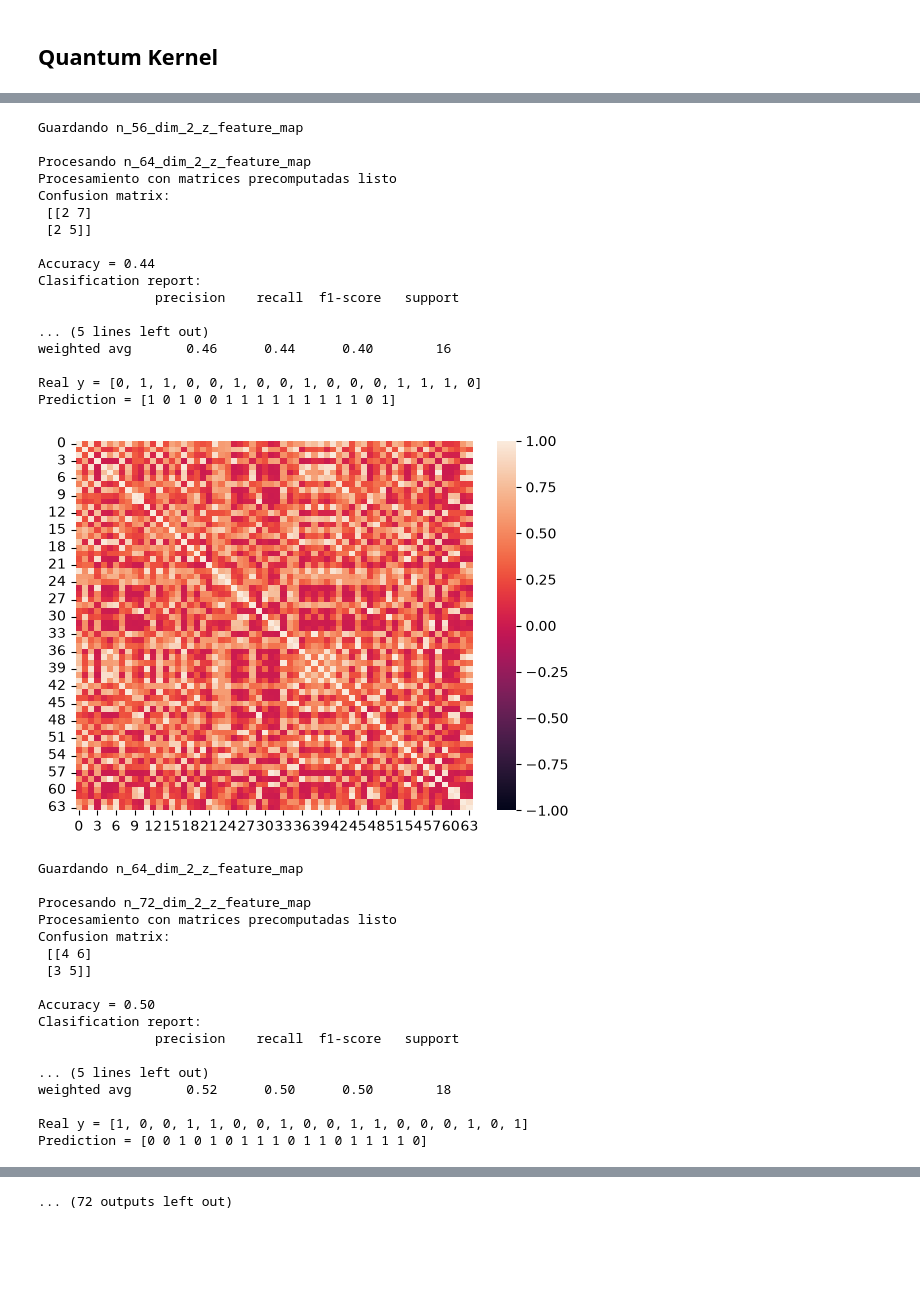
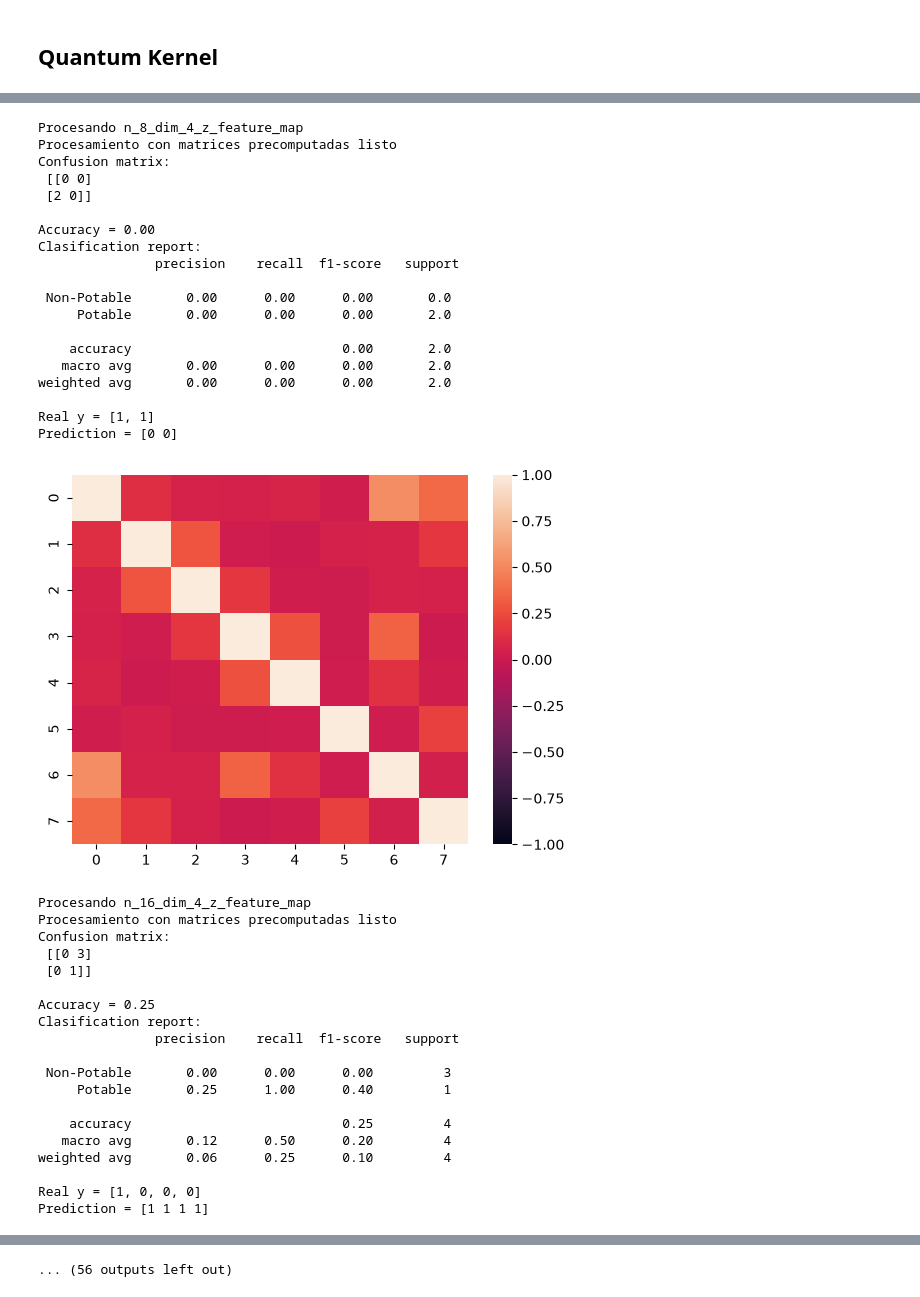
Before and after one commit to Quantum-Odyssey/Quantathon, a Jupyter notebook: notebooks/qsvm.ipynb, the cells around one changed output, grey strips where cells are left out. Drawn from its saved outputs; the diff is of its cells as text; code cells hidden in the pictures; blank space fills up the shorter version.

```diff
--- a/notebooks/qsvm.ipynb
+++ b/notebooks/qsvm.ipynb
@@ -18,8 +18,6 @@ from seaborn import heatmap
 
 import os
 
-from varname import nameof
-
 import matplotlib.pyplot as plt
 
 from qiskit.circuit.library import z_feature_map, unitary_overlap, zz_feature_map
@@ -31,8 +29,8 @@ DATA_PATH = os.path.join('..', 'data', "water_potability.csv")
 RANDOM_SEED = 42
 
 
-NUM_MUESTRAS_ENTRENAMIENTO = 8 * arange(start = 1, stop = 33, dtype=int)
-PCA_DIMENTIONS = [2, 3, 4, 5, 6, 7, 8]
+NUM_MUESTRAS_ENTRENAMIENTO = 8 * arange(start = 1, stop = 3, dtype=int)
+PCA_DIMENTIONS = [2, 3, 4, 5, 6, 7, 8, 9]
 FEATURE_MAPS = [z_feature_map, zz_feature_map]
 USAR_MATRICES_PRECOMPUTADAS = True
 NUM_SHOTS = 1000
@@ -120,11 +115,13 @@ class qsvm:
         data_train_scaled = scaler.fit_transform(data_train)
         data_test_scaled = scaler.transform(data_test)
 
-        pca = PCA(n_components = dim, random_state = RANDOM_SEED)
+        if dim != 9:
 
-        data_train_scaled = pca.fit_transform(data_train_scaled)
+            pca = PCA(n_components = dim, random_state = RANDOM_SEED)
 
-        data_test_scaled = pca.transform(data_test_scaled)
+            data_train_scaled = pca.fit_transform(data_train_scaled)
+
+            data_test_scaled = pca.transform(data_test_scaled)
 
         self.x_train_scaled = data_train_scaled
         self.x_test_scaled = data_test_scaled
@@ -604,5 +601,6 @@ for fm in FEATURE_MAPS:
             heatmap(qsvm.q_kernel, vmax=1, vmin=-1)
             plt.show()
 
-            qsvm.guardar(path)
+            if USAR_MATRICES_PRECOMPUTADAS != True:
+                qsvm.guardar(path)
 # %% [output]
@@ -683,35 +687,39 @@ Prediction = [0 1 0 0 0 0 0 1 1 0 1 1 0 1]
-Guardando n_56_dim_2_z_feature_map
-
-Procesando n_64_dim_2_z_feature_map
+Procesando n_8_dim_4_z_feature_map
 Procesamiento con matrices precomputadas listo
 Confusion matrix:
- [[2 7]
- [2 5]]
+ [[0 0]
+ [2 0]]
 
-Accuracy = 0.44
+Accuracy = 0.00
 Clasification report:
                precision    recall  f1-score   support
 
-... (5 lines left out)
-weighted avg       0.46      0.44      0.40        16
+ Non-Potable       0.00      0.00      0.00       0.0
+     Potable       0.00      0.00      0.00       2.0
 
-Real y = [0, 1, 1, 0, 0, 1, 0, 0, 1, 0, 0, 0, 1, 1, 1, 0]
-Prediction = [1 0 1 0 0 1 1 1 1 1 1 1 1 1 0 1]
+    accuracy                           0.00       2.0
+   macro avg       0.00      0.00      0.00       2.0
+weighted avg       0.00      0.00      0.00       2.0
+
+Real y = [1, 1]
+Prediction = [0 0]
-[figure, old version]
+[figure, new version]
-Guardando n_64_dim_2_z_feature_map
-
-Procesando n_72_dim_2_z_feature_map
+Procesando n_16_dim_4_z_feature_map
 Procesamiento con matrices precomputadas listo
 Confusion matrix:
- [[4 6]
- [3 5]]
+ [[0 3]
+ [0 1]]
 
-Accuracy = 0.50
+Accuracy = 0.25
 Clasification report:
                precision    recall  f1-score   support
 
-... (5 lines left out)
-weighted avg       0.52      0.50      0.50        18
+ Non-Potable       0.00      0.00      0.00         3
+     Potable       0.25      1.00      0.40         1
 
-Real y = [1, 0, 0, 1, 1, 0, 0, 1, 0, 0, 1, 1, 0, 0, 0, 1, 0, 1]
-Prediction = [0 0 1 0 1 0 1 1 1 0 1 1 0 1 1 1 1 0]
+    accuracy                           0.25         4
+   macro avg       0.12      0.50      0.20         4
+weighted avg       0.06      0.25      0.10         4
+
+Real y = [1, 0, 0, 0]
+Prediction = [1 1 1 1]
@@ -719 +727 @@ Prediction = [0 0 1 0 1 0 1 1 1 0 1 1 0 1 1 1 1 0]
-... (72 outputs left out)
+... (56 outputs left out)
```
Also changed, not shown: parts of 2 cells of this notebook.
